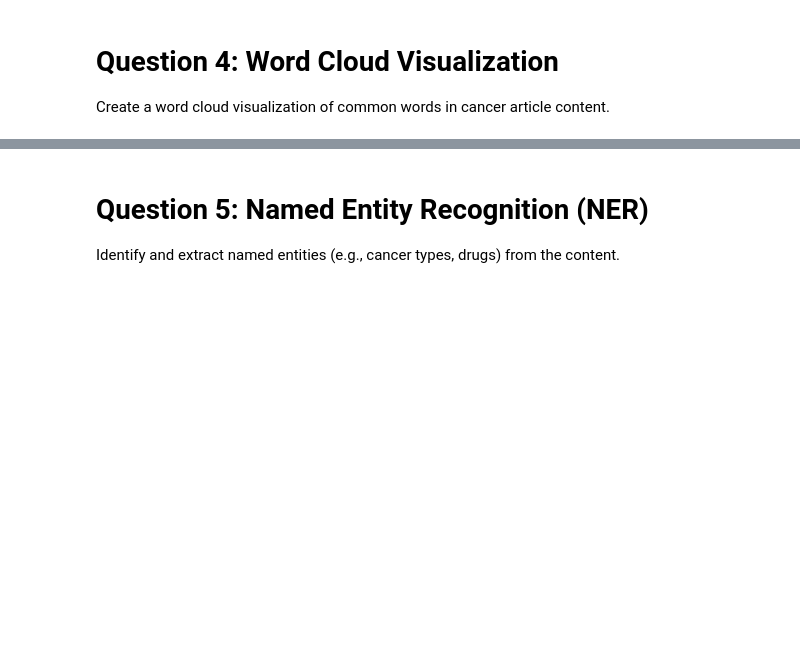
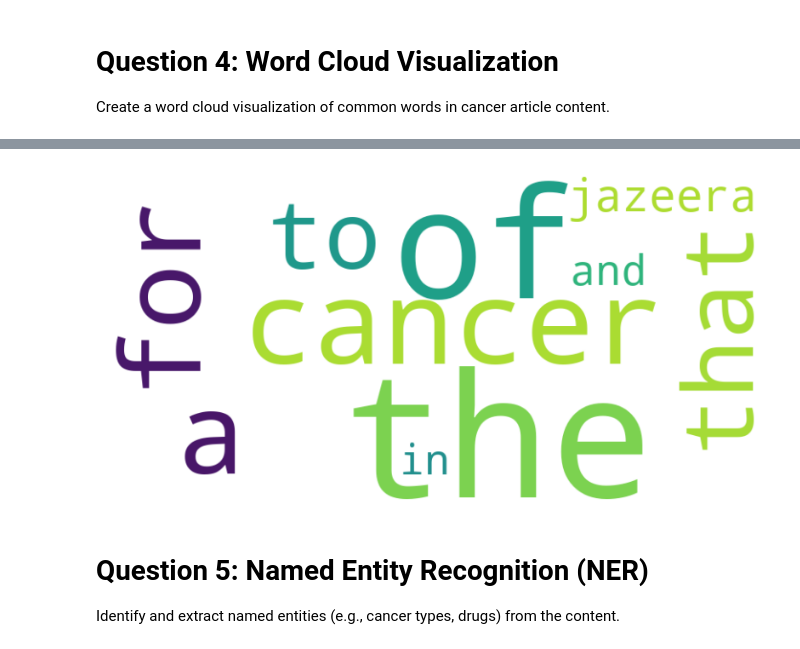
Before and after one commit to MPhillipS556427/Final-Project-Web-Mining-and-NLP, a Jupyter notebook: Cancer Health Informatics.ipynb, the cells around one changed output, grey strips where cells are left out. Saved outputs shown, nothing was run; the diff lists cells and outputs as text; code cells hidden in the pictures; blank space fills up the shorter version.

```diff
--- a/Cancer Health Informatics.ipynb
+++ b/Cancer Health Informatics.ipynb
@@ -87,19 +77,3 @@ print(most_common_words)
 # %% [markdown]
 # Question 4: Word Cloud Visualization
 Create a word cloud visualization of common words in cancer article content.
-# %%
-from wordcloud import WordCloud
-import matplotlib.pyplot as plt
-
-word_counts = {
-    'ALJAZEERA': 800,  # Biggest font size
-    'News| Health': 100,  # Medium font size
-    'New trials show increased survival rates for a range of cancers': 300,  # Smallest font size
-}
-
-wordcloud = WordCloud(width=800, height=400, background_color='white').generate_from_frequencies(word_counts)
-
-plt.figure(figsize=(100, 50))  # Adjust the figure size as needed
-plt.imshow(wordcloud, interpolation='bilinear')
-plt.axis('off')
-plt.show()
@@ -108,3 +80,31 @@ plt.show()
+# %%
+import matplotlib.pyplot as plt
+from wordcloud import WordCloud
+
+
+common_words = {
+    'the': 53,
+    'of': 41,
+    'cancer': 28,
+    'a': 27,
+    'for': 25,
+    'that': 19,
+    'to': 18,
+    'jazeera': 15,
+    'in': 13,
+    'and': 13
+}
+
+
+wordcloud = WordCloud(width=800, height=400, background_color='white').generate_from_frequencies(common_words)
+
+
+plt.figure(figsize=(10, 5))
+plt.imshow(wordcloud, interpolation='bilinear')
+plt.axis('off')
+plt.show()
+# %% [output]
+[figure, added]
 # %% [markdown]
 # Question 5: Named Entity Recognition (NER)
 Identify and extract named entities (e.g., cancer types, drugs) from the content.
```
Also changed, not shown: parts of 5 cells of this notebook.
